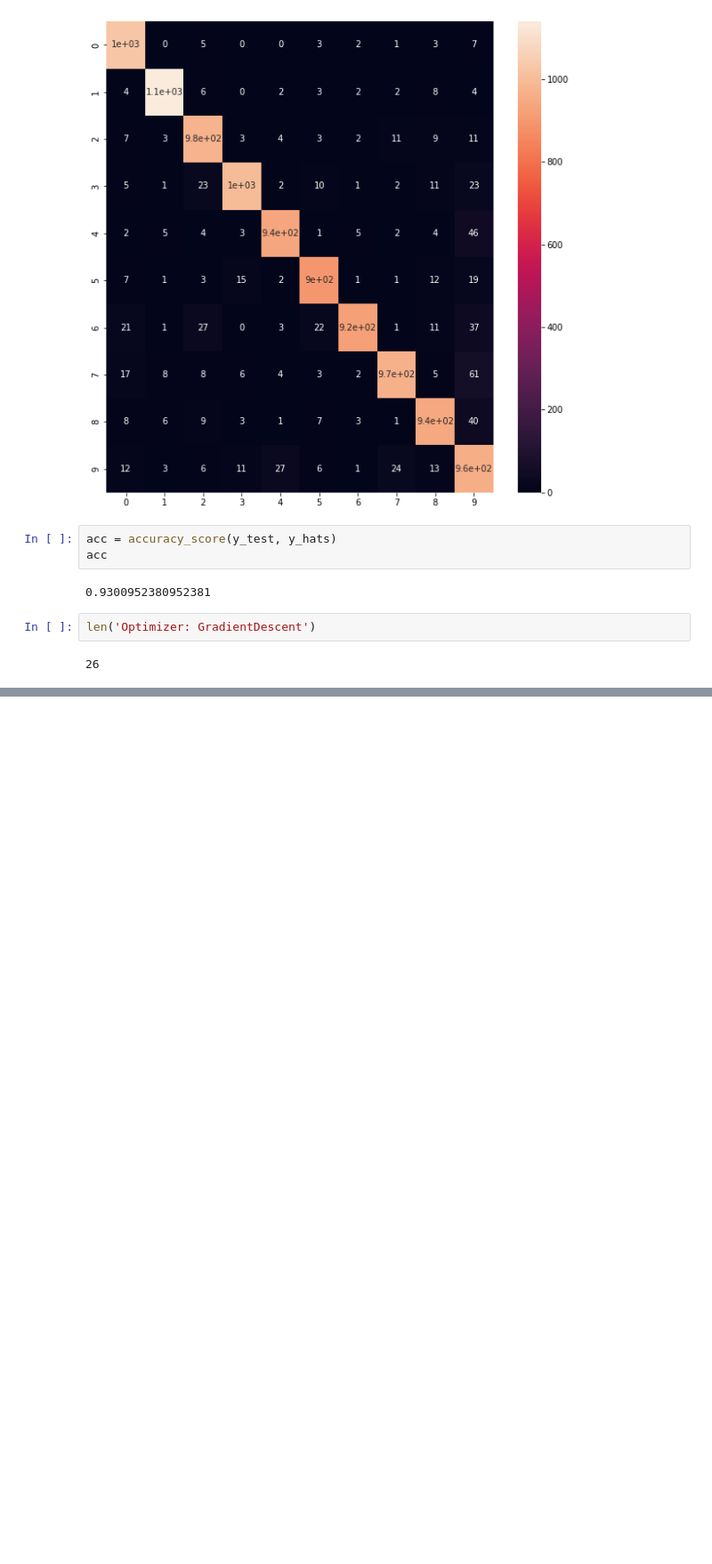
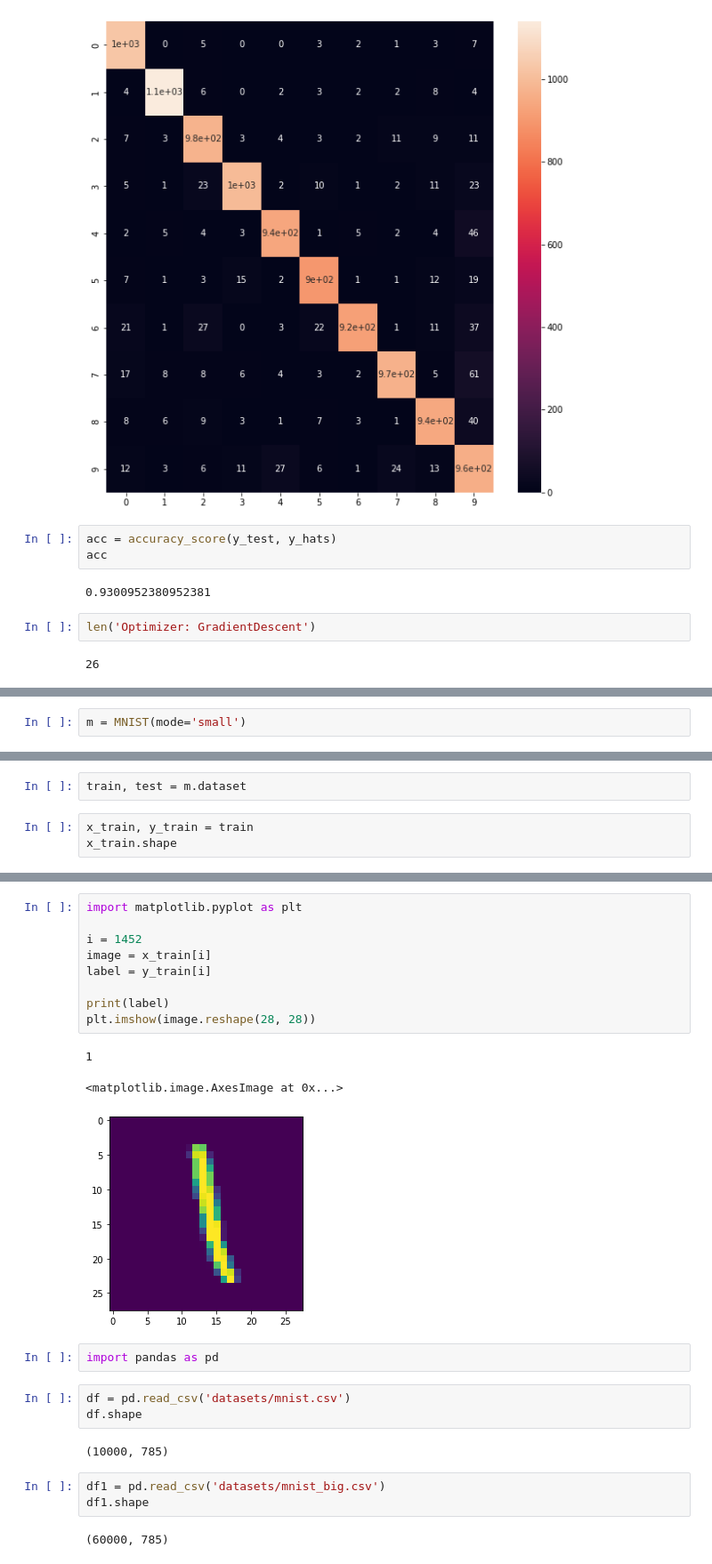
Before and after one commit to kuweg/purenn, a Jupyter notebook: mnist_nn_test.ipynb, the cells around one changed output, grey strips where cells are left out. Shown: that part at 89% size. Drawn from its saved outputs; the diff is of its cells as text; blank space fills up the shorter version.

```diff
--- a/mnist_nn_test.ipynb
+++ b/mnist_nn_test.ipynb
@@ -174,0 +378,2 @@ len('Optimizer: GradientDescent')
+# %%
+m = MNIST(mode='small')
@@ -174,0 +383,5 @@ len('Optimizer: GradientDescent')
+# %%
+train, test = m.dataset
+# %%
+x_train, y_train = train
+x_train.shape
@@ -174,0 +397,25 @@ len('Optimizer: GradientDescent')
+# %%
+import matplotlib.pyplot as plt
+
+i = 1452
+image = x_train[i]
+label = y_train[i]
+
+print(label)
+plt.imshow(image.reshape(28, 28))
+# %% [output]
+1
+<matplotlib.image.AxesImage at 0x...>
+[figure, added]
+# %%
+import pandas as pd
+# %%
+df = pd.read_csv('datasets/mnist.csv')
+df.shape
+# %% [output]
+(10000, 785)
+# %%
+df1 = pd.read_csv('datasets/mnist_big.csv')
+df1.shape
+# %% [output]
+(60000, 785)
```
Also changed, not shown: parts of 28 cells of this notebook, 8 other files.
